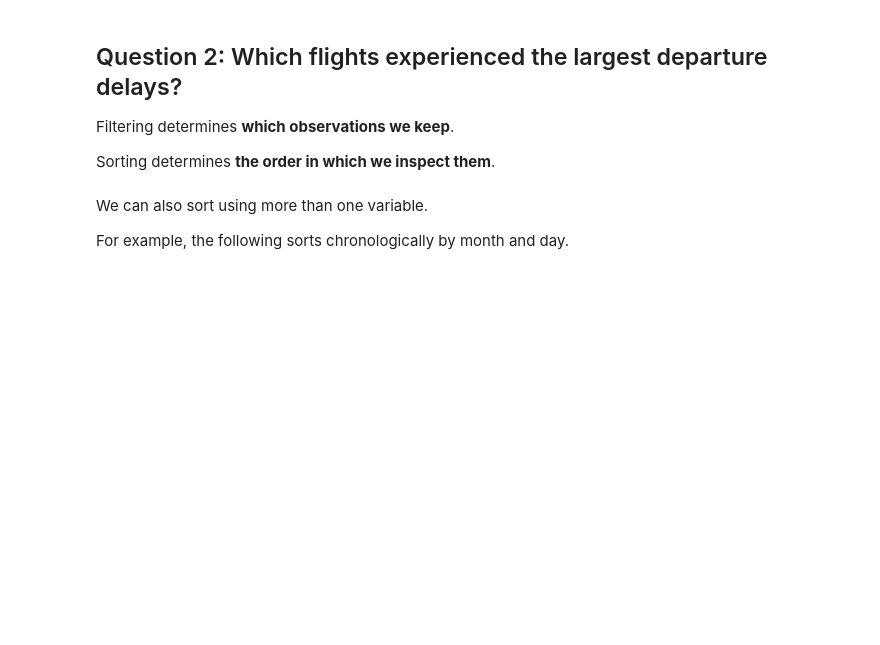
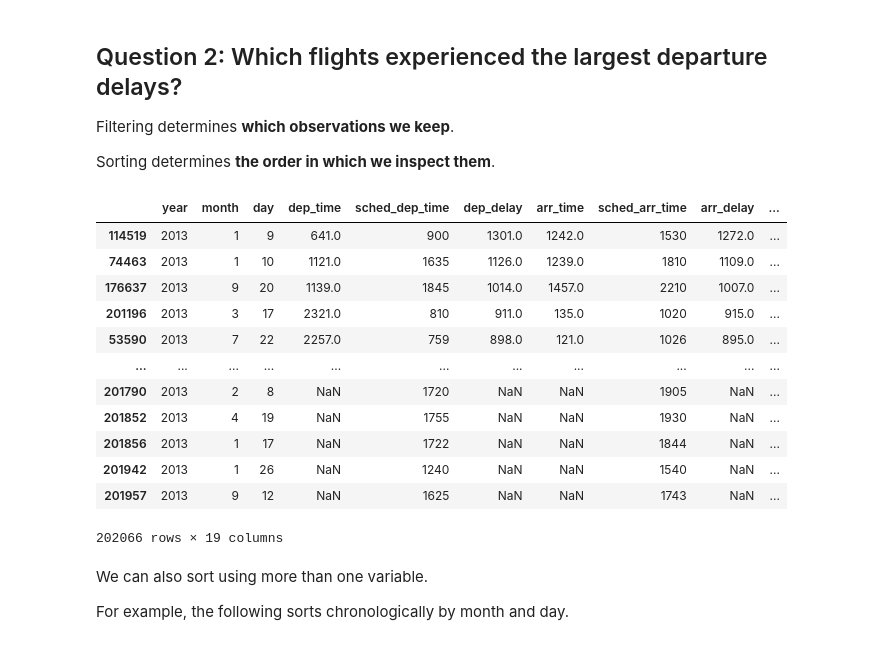
Before and after one commit to fepeti13/analytics-through-coding-repo, a Jupyter notebook: Session_2/1_Data_Transformation_AUT26.ipynb, the cells around one changed output. Drawn from its saved outputs; the diff is of its cells as text; code cells hidden in the pictures; blank space fills up the shorter version.

```diff
--- a/Session_2/1_Data_Transformation_AUT26.ipynb
+++ b/Session_2/1_Data_Transformation_AUT26.ipynb
@@ -87,6 +135,22 @@ How many flights meet all three conditions?
 Filtering determines **which observations we keep**.
 
 Sorting determines **the order in which we inspect them**.
+# %%
+flights.sort_values('dep_delay', ascending=False)
+# %% [output]
+|  | year | month | day | dep_time | sched_dep_time | dep_delay | arr_time | sched_arr_time | arr_delay | ... |
+| 114519 | 2013 | 1 | 9 | 641.0 | 900 | 1301.0 | 1242.0 | 1530 | 1272.0 | ... |
+| 74463 | 2013 | 1 | 10 | 1121.0 | 1635 | 1126.0 | 1239.0 | 1810 | 1109.0 | ... |
+| 176637 | 2013 | 9 | 20 | 1139.0 | 1845 | 1014.0 | 1457.0 | 2210 | 1007.0 | ... |
+| 201196 | 2013 | 3 | 17 | 2321.0 | 810 | 911.0 | 135.0 | 1020 | 915.0 | ... |
+| 53590 | 2013 | 7 | 22 | 2257.0 | 759 | 898.0 | 121.0 | 1026 | 895.0 | ... |
+| ... | ... | ... | ... | ... | ... | ... | ... | ... | ... | ... |
+| 201790 | 2013 | 2 | 8 | NaN | 1720 | NaN | NaN | 1905 | NaN | ... |
+| 201852 | 2013 | 4 | 19 | NaN | 1755 | NaN | NaN | 1930 | NaN | ... |
+| 201856 | 2013 | 1 | 17 | NaN | 1722 | NaN | NaN | 1844 | NaN | ... |
+| 201942 | 2013 | 1 | 26 | NaN | 1240 | NaN | NaN | 1540 | NaN | ... |
+| 201957 | 2013 | 9 | 12 | NaN | 1625 | NaN | NaN | 1743 | NaN | ... |
+202066 rows × 19 columns
 # %% [markdown]
 We can also sort using more than one variable.
 
```
Also changed, not shown: parts of 15 cells of this notebook.
